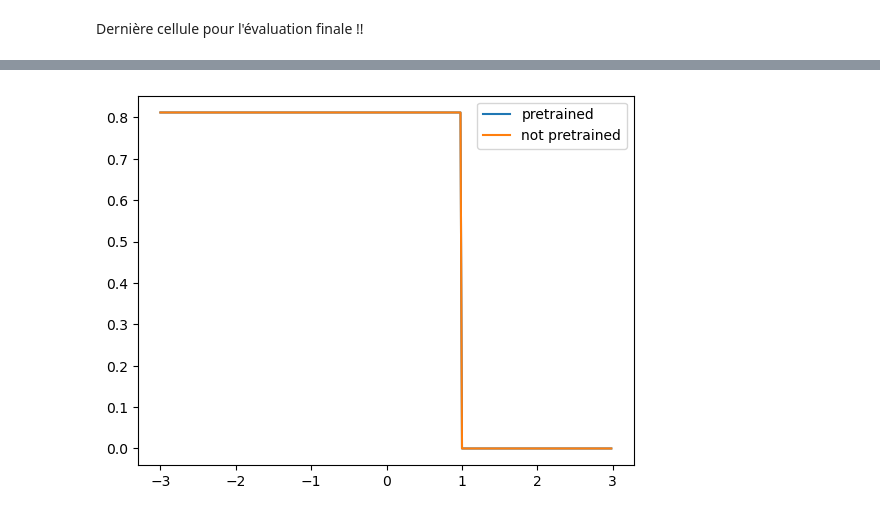
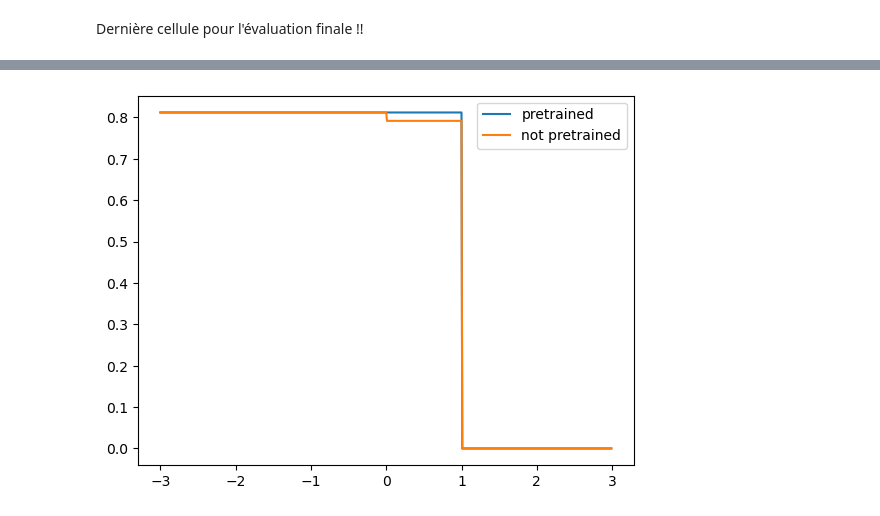
Before and after one commit to gregoirebechade/comp_stats_final, a Jupyter notebook: code/exploring.ipynb, the cells around one changed output, grey strips where cells are left out. Saved outputs shown, nothing was run; the diff lists cells and outputs as text; code cells hidden in the pictures.

```diff
--- a/code/exploring.ipynb
+++ b/code/exploring.ipynb
@@ -391,17 +393,17 @@ F1 score not pretrained 0.8117782909930715
 # %%
 les_pretrained= []
 les_not_pretrained = []
-for threshold in np.arange(-3, 3, 0.02):
+for threshold in np.arange(-3, 3, 0.01):
     y_pred_pretrained_oui = (y_pred_pretrained > threshold).astype(int)
     y_pred_not_pretrained_oui = (y_pred_not_pretrained > threshold).astype(int)
     les_pretrained.append(f1_score(y_true, y_pred_pretrained_oui))
     les_not_pretrained.append(f1_score(y_true, y_pred_not_pretrained_oui))
-plt.plot( np.arange(-3, 3, 0.02),les_pretrained,  label='pretrained')
-plt.plot( np.arange(-3, 3, 0.02),   les_not_pretrained,   label='not pretrained')
+plt.plot( np.arange(-3, 3, 0.01),les_pretrained,  label='pretrained')
+plt.plot( np.arange(-3, 3, 0.01),   les_not_pretrained,   label='not pretrained')
 plt.legend()
 plt.show()
 # %% [output]
-[figure, old version]
+[figure, new version]
 # %%
 model = torch.load('./models/classifier_not_pretrained_final.pth')
 for batch_x, batch_y in dataloader_test :
```
Also changed, not shown: parts of 5 cells of this notebook, 1 other file.
